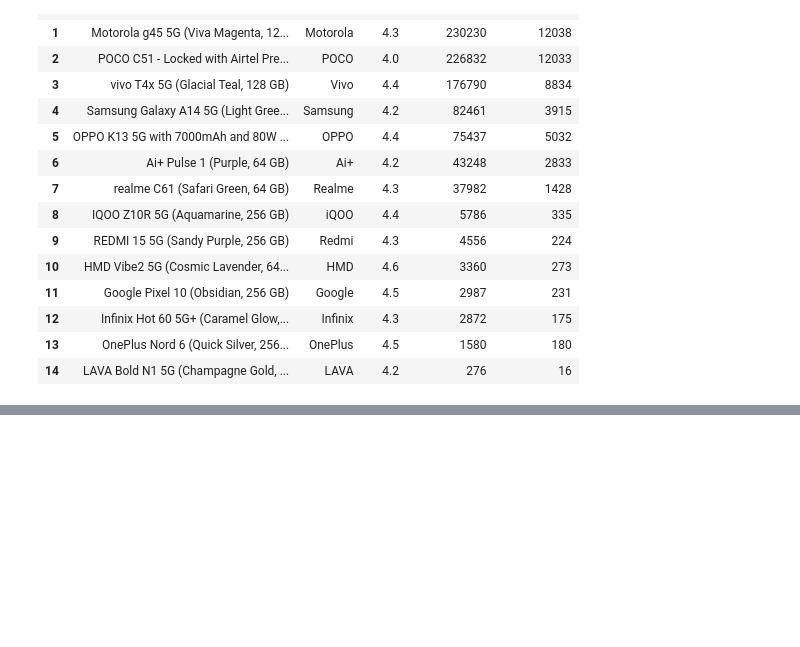
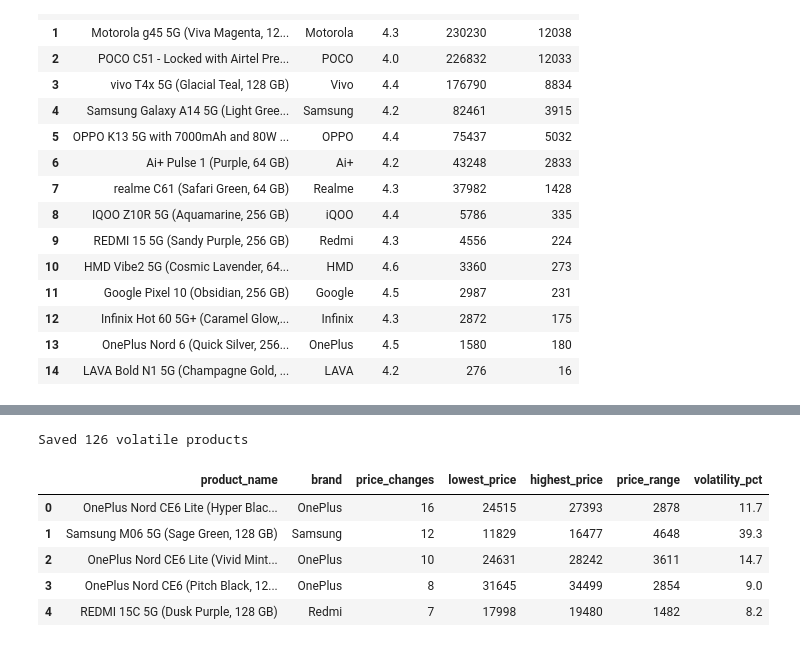
Before and after one commit to priyanka42903-collab/flipkart-smartphone-analysis, a Jupyter notebook: notebooks/sql_analysis.ipynb, the cells around one changed output, grey strips where cells are left out. Cells and saved outputs as stored; diff of their text form; code cells hidden in the pictures; blank space fills up the shorter version.

```diff
--- a/notebooks/sql_analysis.ipynb
+++ b/notebooks/sql_analysis.ipynb
@@ -390,0 +421,34 @@ pd.read_sql_query(query, conn)
+# %%
+# Export volatility data for Power BI Page 3
+query_vol = """
+SELECT
+    product_name,
+    brand,
+    COUNT(DISTINCT current_price) AS price_changes,
+    MIN(current_price) AS lowest_price,
+    MAX(current_price) AS highest_price,
+    MAX(current_price) - MIN(current_price) AS price_range,
+    ROUND(
+        (MAX(current_price) - MIN(current_price)) * 100.0 / MIN(current_price)
+    , 1) AS volatility_pct
+FROM price_history
+GROUP BY product_name
+HAVING COUNT(DISTINCT current_price) > 1
+ORDER BY price_changes DESC
+"""
+
+df_vol = pd.read_sql_query(query_vol, conn)
+df_vol.to_csv(
+    r"C:\Users\91935\PycharmProjects\flipkart-smartphone-analysis\data\processed\price_volatility.csv",
+    index=False
+)
+print(f"Saved {len(df_vol)} volatile products")
+df_vol.head()
+# %% [output]
+Saved 126 volatile products
+|  | product_name | brand | price_changes | lowest_price | highest_price | price_range | volatility_pct |
+| 0 | OnePlus Nord CE6 Lite (Hyper Blac... | OnePlus | 16 | 24515 | 27393 | 2878 | 11.7 |
+| 1 | Samsung M06 5G (Sage Green, 128 GB) | Samsung | 12 | 11829 | 16477 | 4648 | 39.3 |
+| 2 | OnePlus Nord CE6 Lite (Vivid Mint... | OnePlus | 10 | 24631 | 28242 | 3611 | 14.7 |
+| 3 | OnePlus Nord CE6 (Pitch Black, 12... | OnePlus | 8 | 31645 | 34499 | 2854 | 9.0 |
+| 4 | REDMI 15C 5G (Dusk Purple, 128 GB) | Redmi | 7 | 17998 | 19480 | 1482 | 8.2 |
```
Also changed, not shown: parts of 5 cells of this notebook, 1 other file.
